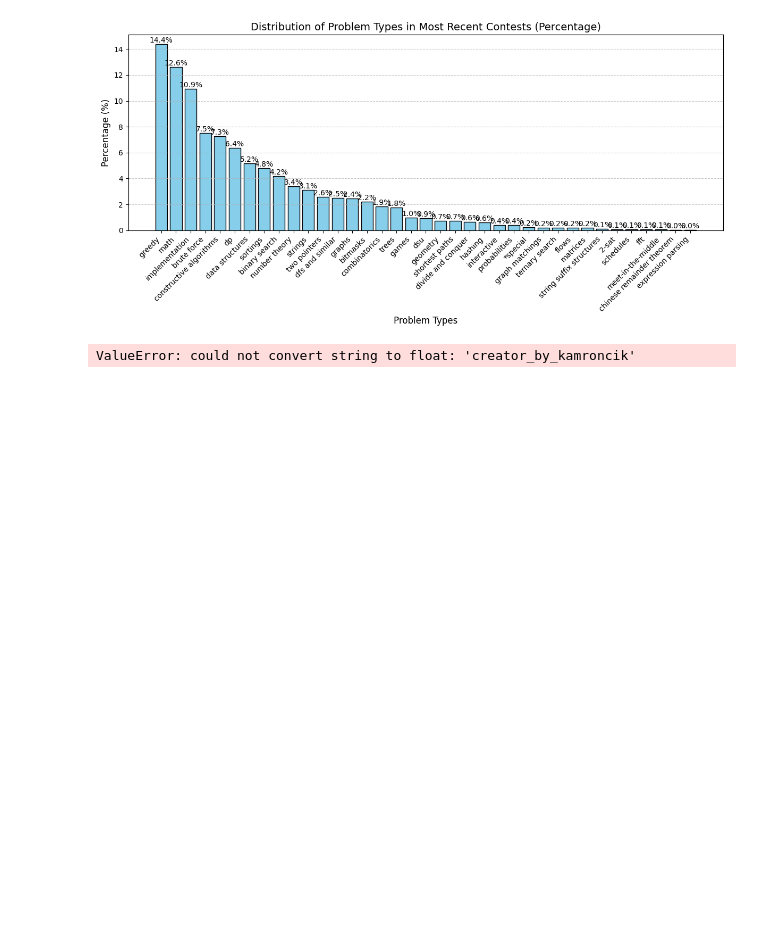
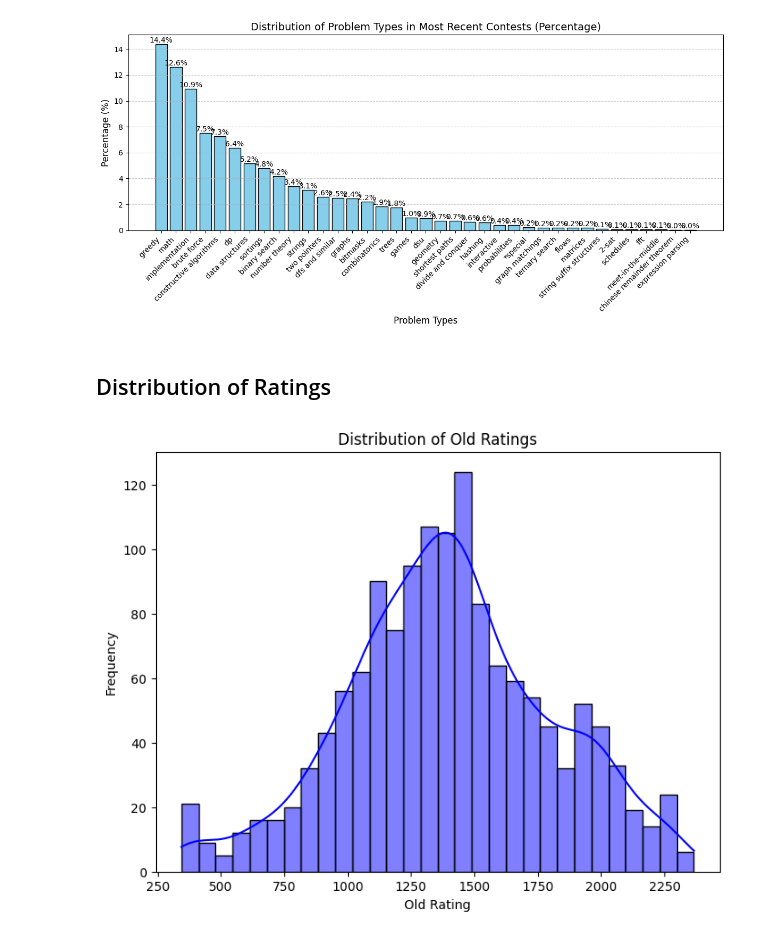
Before and after one commit to kingshuk7995/DS_first_year_project, a Jupyter notebook: visualisation.ipynb, the cells around one changed output. Saved outputs shown, nothing was run; the diff lists cells and outputs as text; code cells hidden in the pictures; blank space fills up the shorter version.

```diff
--- a/visualisation.ipynb
+++ b/visualisation.ipynb
@@ -292,15 +292,15 @@ plt.tight_layout()  # Adjust layout to prevent label overlap
 plt.show()
 # %% [output]
 [figure]
+# %% [markdown]
+## Distribution of Ratings
 # %%
-
-# Compute correlation matrix
-correlation_matrix = cleaned_df.corr()
-
-# Plot heatmap
-plt.figure(figsize=(10, 8))
-sns.heatmap(correlation_matrix, annot=True, cmap='coolwarm', fmt='.2f')
-plt.title('Correlation Heatmap')
+# Plot distribution of oldRating
+plt.figure(figsize=(8, 6))
+sns.histplot(cleaned_df['oldRating'], kde=True, color='blue', bins=30)
+plt.title('Distribution of Old Ratings')
+plt.xlabel('Old Rating')
+plt.ylabel('Frequency')
 plt.show()
 # %% [output]
-ValueError: could not convert string to float: 'creator_by_kamroncik'
+[figure, added]
```
Also changed, not shown: parts of 5 cells of this notebook, 2 other files.
